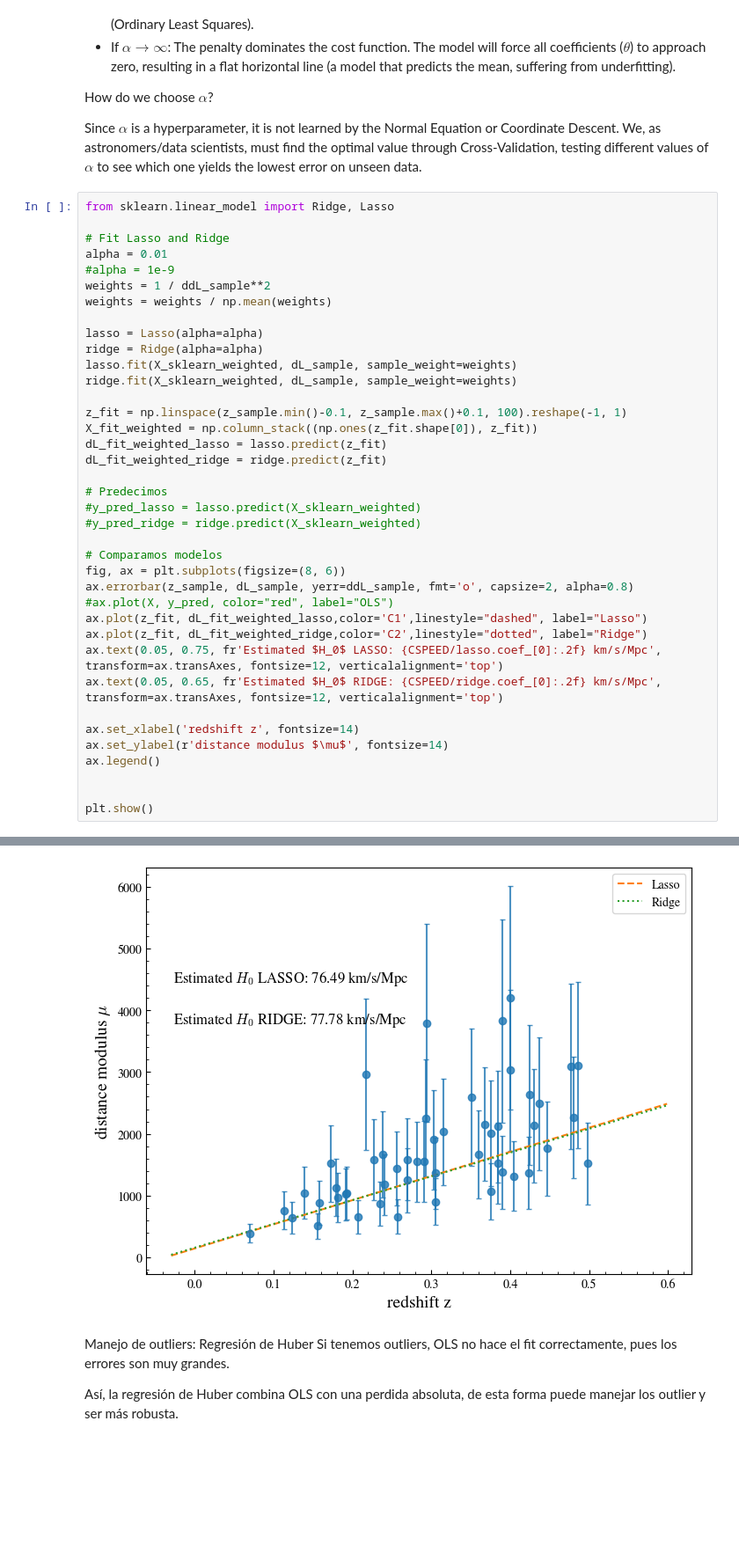
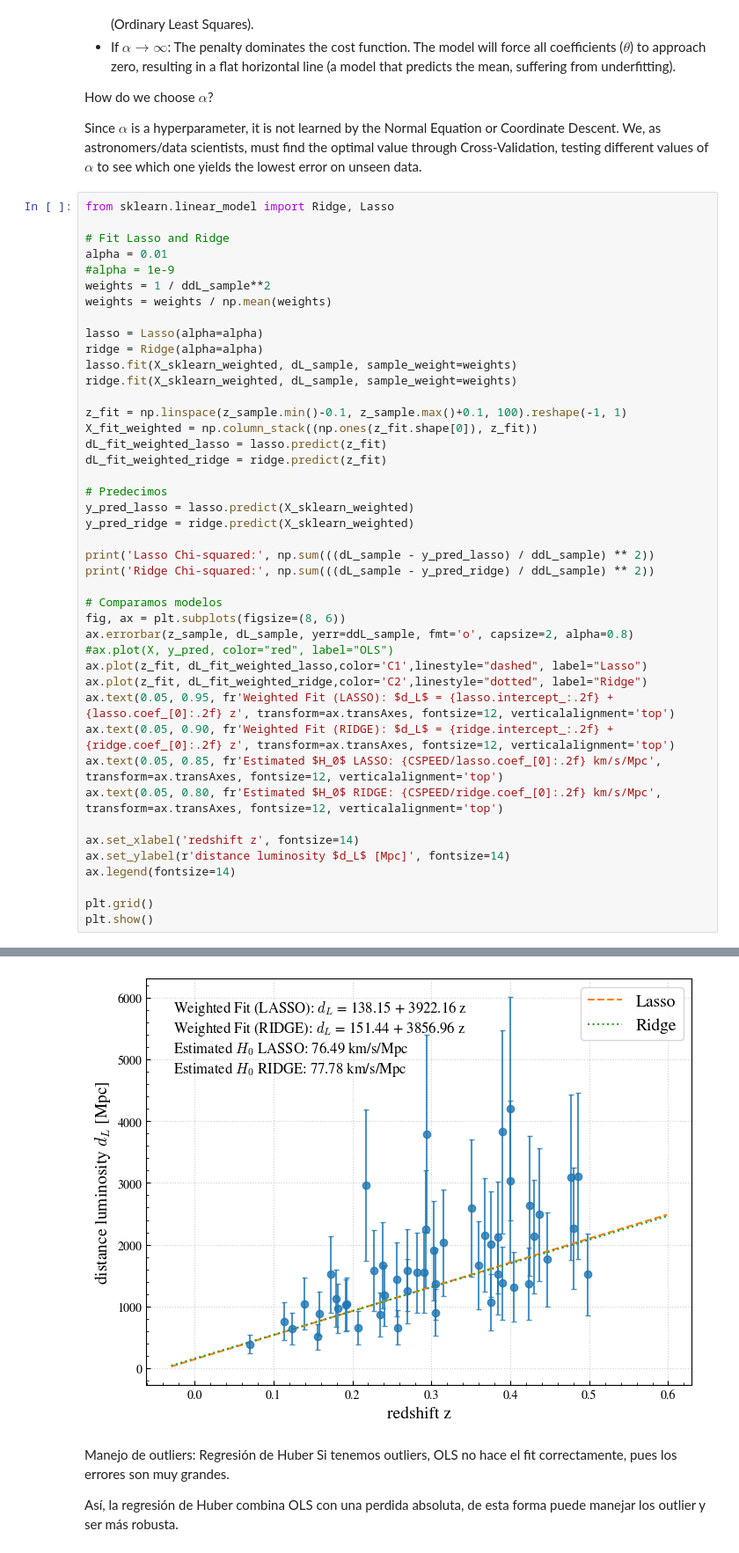
Before and after one commit to jurados/AS4501_Astroinformatic, a Jupyter notebook: Auxiliar/AUX1_LinearRegression.ipynb, the cells around one changed output, grey strips where cells are left out. Shown at 88% size. Saved outputs shown, nothing was run; the diff lists cells and outputs as text; blank space fills up the shorter version.

```diff
--- a/Auxiliar/AUX1_LinearRegression.ipynb
+++ b/Auxiliar/AUX1_LinearRegression.ipynb
@@ -423,8 +427,11 @@ dL_fit_weighted_lasso = lasso.predict(z_fit)
 dL_fit_weighted_ridge = ridge.predict(z_fit)
 
 # Predecimos
-#y_pred_lasso = lasso.predict(X_sklearn_weighted)
-#y_pred_ridge = ridge.predict(X_sklearn_weighted)
+y_pred_lasso = lasso.predict(X_sklearn_weighted)
+y_pred_ridge = ridge.predict(X_sklearn_weighted)
+
+print('Lasso Chi-squared:', np.sum(((dL_sample - y_pred_lasso) / ddL_sample) ** 2))
+print('Ridge Chi-squared:', np.sum(((dL_sample - y_pred_ridge) / ddL_sample) ** 2))
 
 # Comparamos modelos
 fig, ax = plt.subplots(figsize=(8, 6))
@@ -432,13 +439,15 @@ ax.errorbar(z_sample, dL_sample, yerr=ddL_sample, fmt='o', capsize=2, alpha=0.8)
 #ax.plot(X, y_pred, color="red", label="OLS")
 ax.plot(z_fit, dL_fit_weighted_lasso,color='C1',linestyle="dashed", label="Lasso")
 ax.plot(z_fit, dL_fit_weighted_ridge,color='C2',linestyle="dotted", label="Ridge")
-ax.text(0.05, 0.75, fr'Estimated $H_0$ LASSO: {CSPEED/lasso.coef_[0]:.2f} km/s/Mpc', transform=ax.transAxes, fontsize=12, verticalalignment='top')
-ax.text(0.05, 0.65, fr'Estimated $H_0$ RIDGE: {CSPEED/ridge.coef_[0]:.2f} km/s/Mpc', transform=ax.transAxes, fontsize=12, verticalalignment='top')
+ax.text(0.05, 0.95, fr'Weighted Fit (LASSO): $d_L$ = {lasso.intercept_:.2f} + {lasso.coef_[0]:.2f} z', transform=ax.transAxes, fontsize=12, verticalalignment='top')
+ax.text(0.05, 0.90, fr'Weighted Fit (RIDGE): $d_L$ = {ridge.intercept_:.2f} + {ridge.coef_[0]:.2f} z', transform=ax.transAxes, fontsize=12, verticalalignment='top')
+ax.text(0.05, 0.85, fr'Estimated $H_0$ LASSO: {CSPEED/lasso.coef_[0]:.2f} km/s/Mpc', transform=ax.transAxes, fontsize=12, verticalalignment='top')
+ax.text(0.05, 0.80, fr'Estimated $H_0$ RIDGE: {CSPEED/ridge.coef_[0]:.2f} km/s/Mpc', transform=ax.transAxes, fontsize=12, verticalalignment='top')
 
 ax.set_xlabel('redshift z', fontsize=14)
-ax.set_ylabel(r'distance modulus $\mu$', fontsize=14)
-ax.legend()
+ax.set_ylabel(r'distance luminosity $d_L$ [Mpc]', fontsize=14)
+ax.legend(fontsize=14)
 
-
+plt.grid()
 plt.show()
 # %% [output]
@@ -445,4 +456,4 @@ plt.show()
-[figure, old version]
+[figure, new version]
 # %% [markdown]
 Manejo de outliers: Regresión de Huber
 Si tenemos outliers, OLS no hace el fit correctamente, pues los errores son muy grandes.
```
Also changed, not shown: parts of 11 cells of this notebook.
